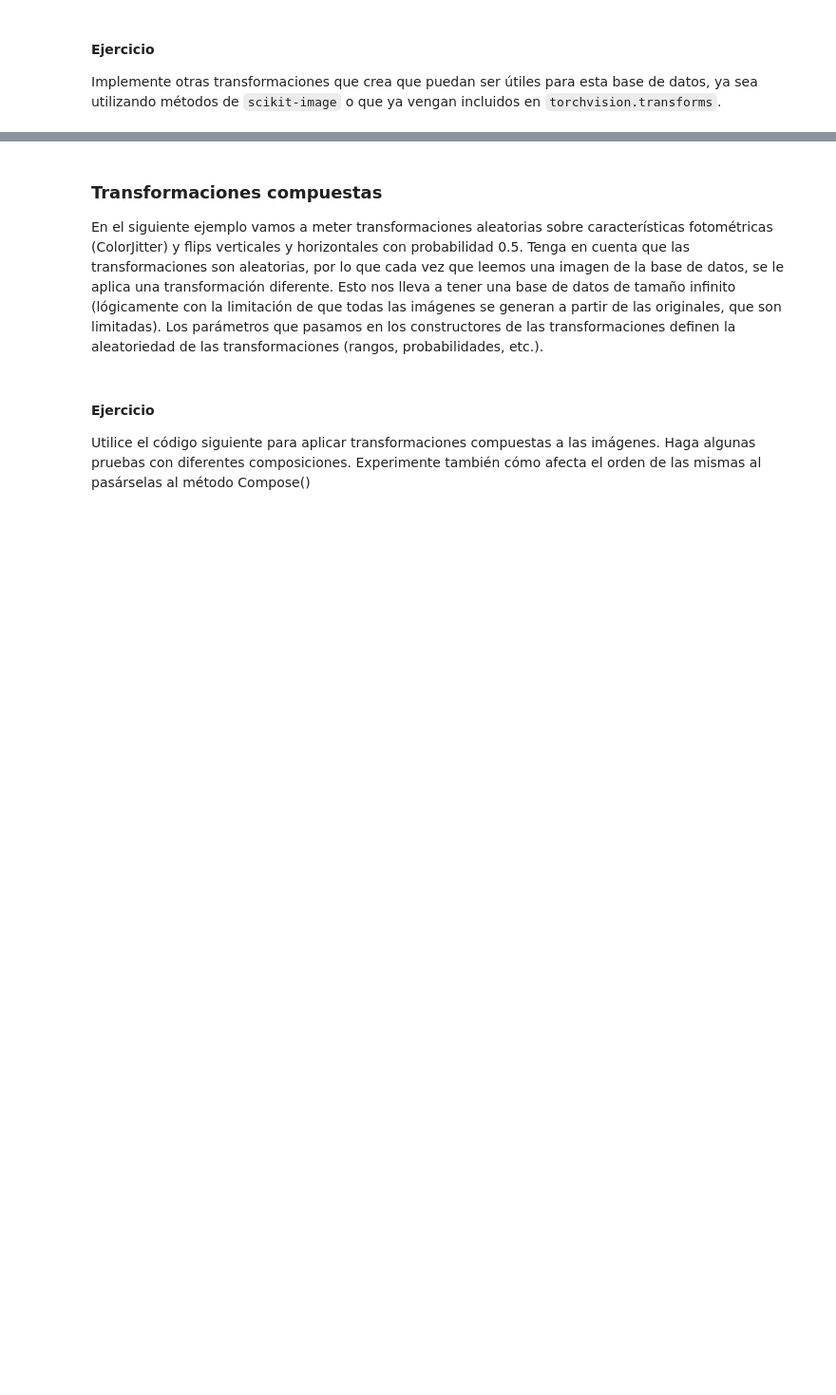
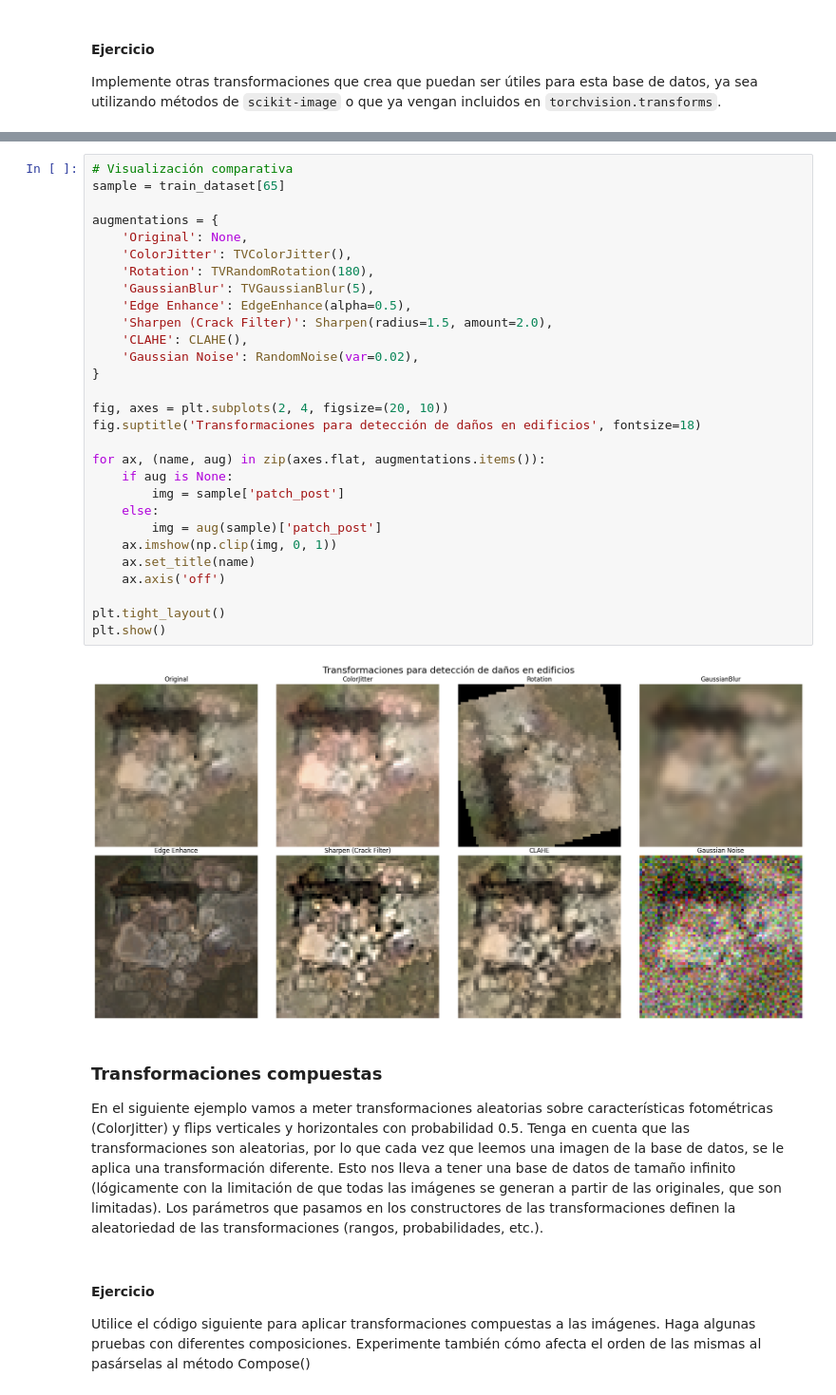
Before and after one commit to AMF064/APAI_2026, a Jupyter notebook: Practica_3/P2_Clasificacion_Imagenes_DNNs.ipynb, the cells around one changed output, grey strips where cells are left out. Shown at 95% size. Cells and saved outputs as stored; diff of their text form; blank space fills up the shorter version.

Commit message:
Implementado ejercicio de torchvision.transforms

```diff
--- a/Practica_3/P2_Clasificacion_Imagenes_DNNs.ipynb
+++ b/Practica_3/P2_Clasificacion_Imagenes_DNNs.ipynb
@@ -770,3 +901,34 @@ Implemente otras transformaciones que crea que puedan ser útiles para esta base
+# %%
+# Visualización comparativa
+sample = train_dataset[65]
+
+augmentations = {
+    'Original': None,
+    'ColorJitter': TVColorJitter(),
+    'Rotation': TVRandomRotation(180),
+    'GaussianBlur': TVGaussianBlur(5),
+    'Edge Enhance': EdgeEnhance(alpha=0.5),
+    'Sharpen (Crack Filter)': Sharpen(radius=1.5, amount=2.0),
+    'CLAHE': CLAHE(),
+    'Gaussian Noise': RandomNoise(var=0.02),
+}
+
+fig, axes = plt.subplots(2, 4, figsize=(20, 10))
+fig.suptitle('Transformaciones para detección de daños en edificios', fontsize=18)
+
+for ax, (name, aug) in zip(axes.flat, augmentations.items()):
+    if aug is None:
+        img = sample['patch_post']
+    else:
+        img = aug(sample)['patch_post']
+    ax.imshow(np.clip(img, 0, 1))
+    ax.set_title(name)
+    ax.axis('off')
+
+plt.tight_layout()
+plt.show()
+# %% [output]
+[figure, added]
 # %% [markdown]
 ### Transformaciones compuestas
 
```
Also changed, not shown: parts of 6 cells of this notebook, 1 other file.
